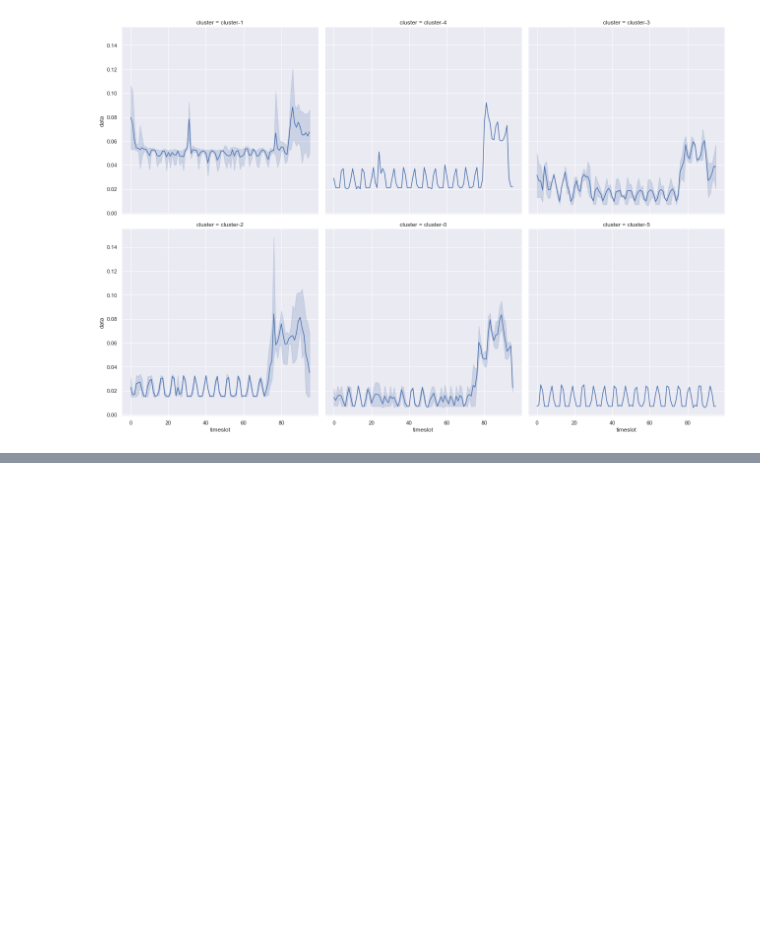
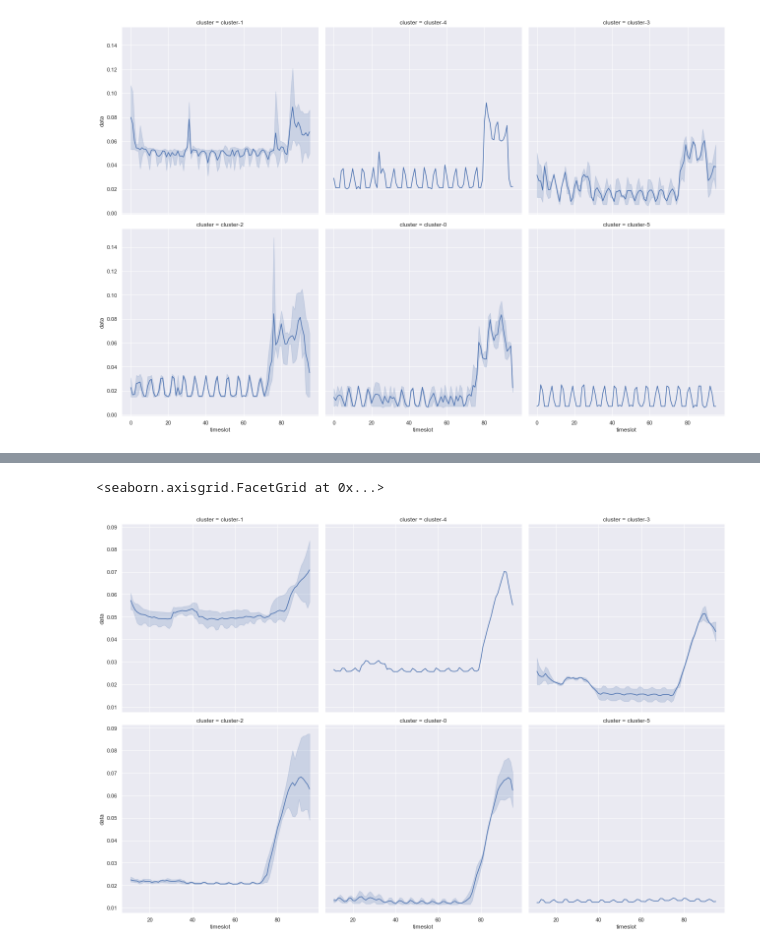
Before and after one commit to formegusto/pattern-recognition, a Jupyter notebook: 03.houself_clustering.ipynb, the cells around one changed output, grey strips where cells are left out. Saved outputs shown, nothing was run; the diff lists cells and outputs as text; code cells hidden in the pictures; blank space fills up the shorter version.

```diff
--- a/03.houself_clustering.ipynb
+++ b/03.houself_clustering.ipynb
@@ -395,3 +395,12 @@ clusterMap.map(sns.lineplot, "timeslot", "data")
 # %% [output]
 <seaborn.axisgrid.FacetGrid at 0x...>
 [figure]
+# %%
+mvTest = tsCheck.copy()
+mvTest
+
+timeslot_3H = mvTest.rolling(12).mean()
+# timeslot_3H.fillna(0, inplace=True)
+timeslot_3H
+
+# sns.lineplot(data=timeslot_3H)
@@ -397,0 +422,21 @@ clusterMap.map(sns.lineplot, "timeslot", "data")
+# %%
+'''
+Data Structure
+{
+    date: datetime,
+    timeslot: integer,
+    cluster: string,
+    data: float
+}
+'''
+ma = [];
+for d in timeslot_3H:
+    for idx,t in enumerate(timeslot_3H[d]):
+        ma.append({
+            "date": d[1],
+            "timeslot": idx,
+            "cluster": f"cluster-{d[0]}",
+            "data": t
+        })
+ma = pd.DataFrame(ma)
+ma
@@ -397,0 +457,6 @@ clusterMap.map(sns.lineplot, "timeslot", "data")
+# %%
+clusterMap = sns.FacetGrid(ma, col = 'cluster', col_wrap=3, height=6)
+clusterMap.map(sns.lineplot, "timeslot", "data")
+# %% [output]
+<seaborn.axisgrid.FacetGrid at 0x...>
+[figure, added]
```
Also changed, not shown: parts of 10 cells of this notebook.
